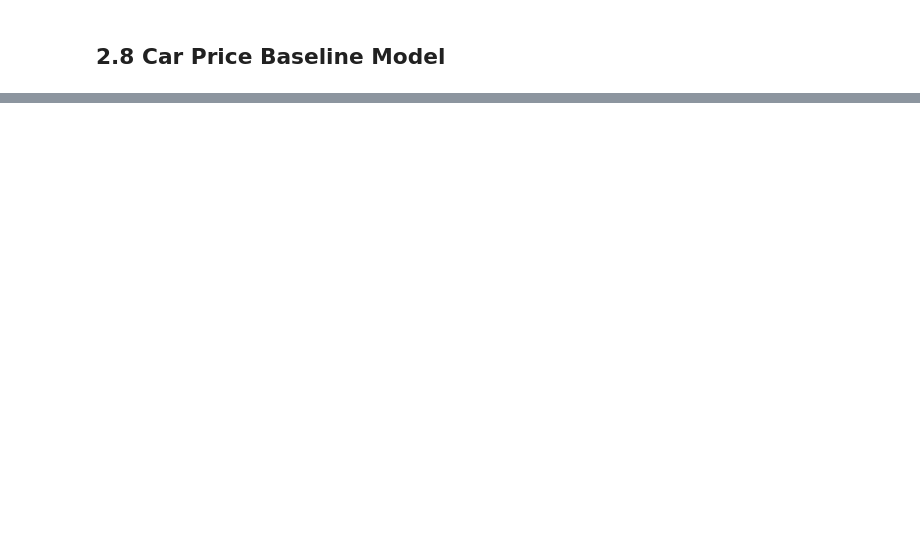
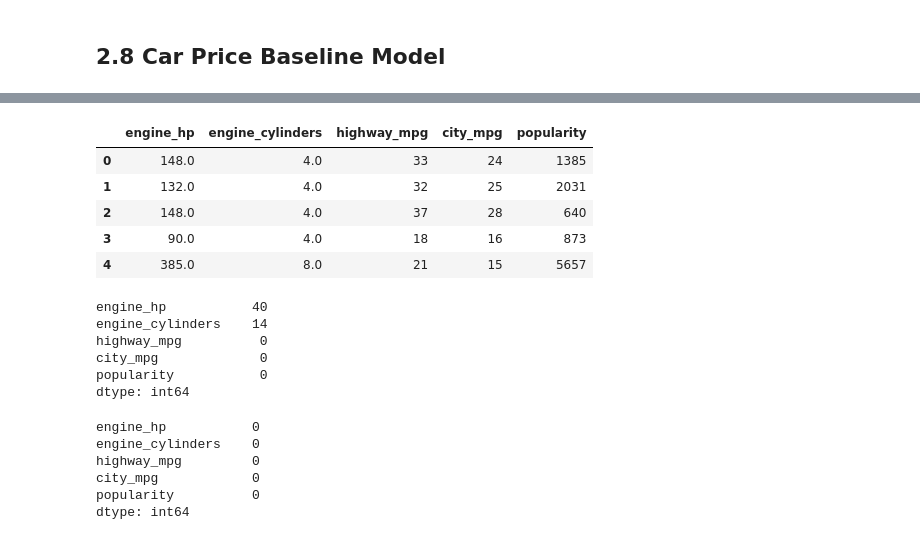
Before and after one commit to dusisarathchandra/ml-zoomcamp-2024, a Jupyter notebook: 02-regression/notebooks/02-notebook.ipynb, the cells around one changed output, grey strips where cells are left out. Drawn from its saved outputs; the diff is of its cells as text; code cells hidden in the pictures; blank space fills up the shorter version.

```diff
--- a/02-regression/notebooks/02-notebook.ipynb
+++ b/02-regression/notebooks/02-notebook.ipynb
@@ -519,0 +552,29 @@ train_linear_regression(X, y)
+# %%
+base = ['engine_hp', 'engine_cylinders', 'highway_mpg', 'city_mpg', 'popularity'] ## Base features
+# %%
+df_train[base].head()
+# %% [output]
+|  | engine_hp | engine_cylinders | highway_mpg | city_mpg | popularity |
+| 0 | 148.0 | 4.0 | 33 | 24 | 1385 |
+| 1 | 132.0 | 4.0 | 32 | 25 | 2031 |
+| 2 | 148.0 | 4.0 | 37 | 28 | 640 |
+| 3 | 90.0 | 4.0 | 18 | 16 | 873 |
+| 4 | 385.0 | 8.0 | 21 | 15 | 5657 |
+# %%
+df_train[base].isnull().sum()
+# %% [output]
+engine_hp           40
+engine_cylinders    14
+highway_mpg          0
+city_mpg             0
+popularity           0
+dtype: int64
+# %%
+df_train[base].fillna(0).isnull().sum()
+# %% [output]
+engine_hp           0
+engine_cylinders    0
+highway_mpg         0
+city_mpg            0
+popularity          0
+dtype: int64
```
Also changed, not shown: parts of 14 cells of this notebook.
